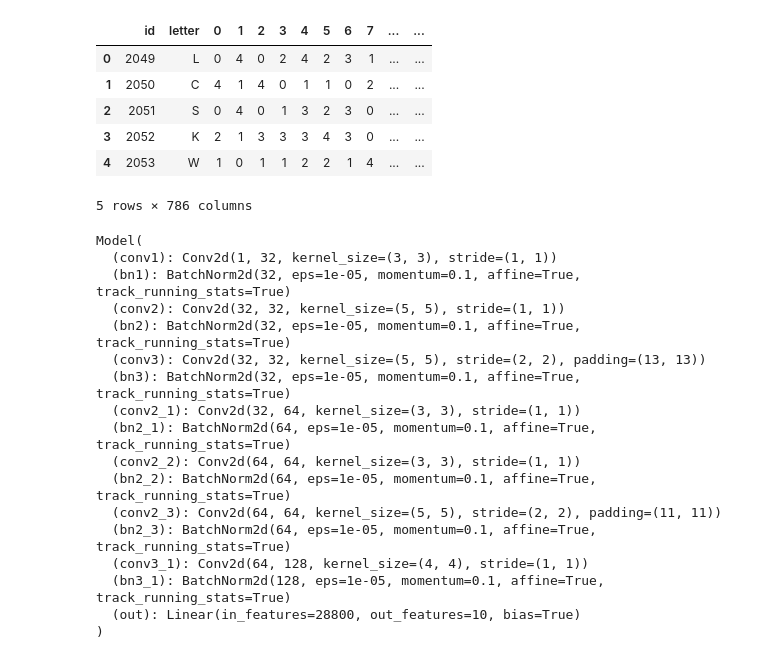
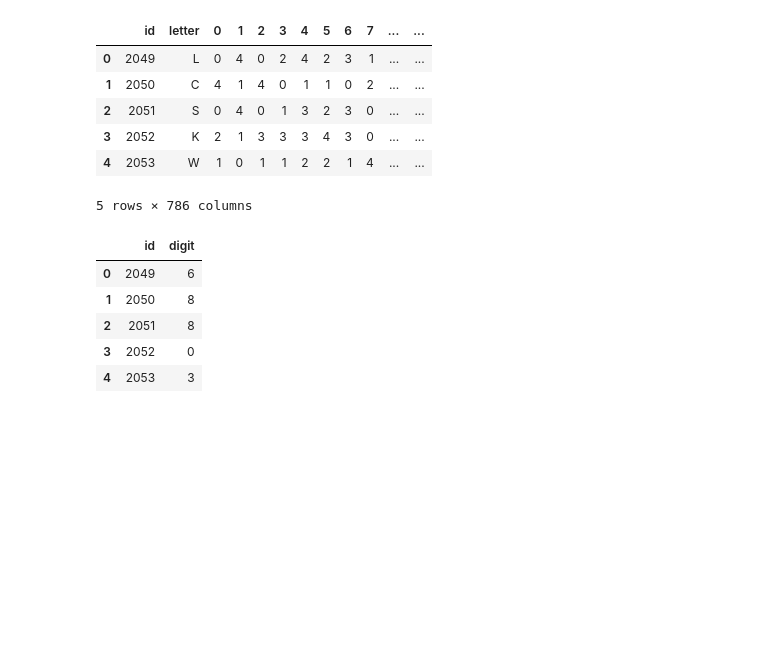
Before and after one commit to giwankim/emnist, a Jupyter notebook: notebooks/01-baseline.ipynb, the cells around one changed output. Drawn from its saved outputs; the diff is of its cells as text; code cells hidden in the pictures; blank space fills up the shorter version.

```diff
--- a/notebooks/01-baseline.ipynb
+++ b/notebooks/01-baseline.ipynb
@@ -72,26 +74,15 @@ class TrainDataset(torch.utils.data.Dataset):
 
         self.targets = df.digit.values
 
-        self.augs = A.Compose(
-            [
-#                 A.ShiftScaleRotate(
-#                     shift_limit=0.0625,
-#                     scale_limit=0.1,
-#                     rotate_limit=10,
-#                     p=0.9,
-#                 ),
-                A.Normalize(mean=MEAN, std=STD, max_pixel_value=255.0, always_apply=True)
-            ]
-        )
+        self.augs = A.Compose([
+            A.Normalize(mean=MEAN, std=STD, max_pixel_value=255.0, always_apply=True),
+        ])
 
     def __len__(self):
         return len(self.images)
 
     def __getitem__(self, item):
         image = self.images[item]
-
-#         image = np.where(image >= 150, image, 0)
-
         image = image.astype(np.uint8)
         image = image.reshape(28, 28, 1)
         image = self.augs(image=image)["image"]
@@ -212,10 +202,8 @@ model = Model()
 model.to(device)
 
 optimizer = torch.optim.Adam(model.parameters(), lr=1e-3)
+optimizer = torchcontrib.optim.SWA(optimizer, swa_start=10, swa_freq=5, swa_lr=1e-3)
 scheduler = torch.optim.lr_scheduler.ReduceLROnPlateau(optimizer, mode='max', verbose=True, patience=10, factor=0.5)
-# scheduler = torch.optim.lr_scheduler.OneCycleLR(
-#     optimizer, max_lr=0.001, steps_per_epoch=len(train_loader), epochs=EPOCHS)
-
 
 for epoch in range(EPOCHS):
     train(train_loader, model, optimizer, device)
@@ -229,4 +217,6 @@ for epoch in range(EPOCHS):
         print(f"Epoch: {epoch}, Accuracy={accuracy}")
 
     scheduler.step(accuracy)
+
+optimizer.swap_swa_sgd()
 # %% [output]
@@ -253,6 +243,6 @@ torch.save(model.state_dict(), "../models/baseline_grad_clip.pt")
 ## Inference
 # %%
 model = Model()
-model.load_state_dict(torch.load("../models/baseline_grad_clip.pt"))
+model.load_state_dict(torch.load("../models/baseline_swa.pt"))
 # %% [output]
 <All keys matched successfully>
@@ -271,11 +281,9 @@ df_test.head()
 class EMNISTTestDataset(torch.utils.data.Dataset):
     def __init__(self, df):
         self.images = df[PIXEL_COLS].values
-        self.augs = A.Compose(
-            [
-                A.Normalize(mean=MEAN, std=STD, max_pixel_value=255.0, always_apply=True),
-            ]
-        )
+        self.augs = A.Compose([
+            A.Normalize(mean=MEAN, std=STD, max_pixel_value=255.0, always_apply=True),
+        ])
 
     def __len__(self):
         return len(self.images)
@@ -284,7 +292,7 @@ class EMNISTTestDataset(torch.utils.data.Dataset):
         image = self.images[item]
         image = image.astype(np.uint8)
         image = image.reshape(28, 28, 1)
-        image = self.augs(image)["image"]
+        image = self.augs(image=image)["image"]
         image = torch.tensor(image, dtype=torch.float)
         image = image.permute(2, 0, 1)
 
@@ -307,27 +312,21 @@ def infer(data_loader, model, device):
         final_predictions.extend(predictions)
 
     return final_predictions
-# %%
-model.to(device)
-# %% [output]
-Model(
-  (conv1): Conv2d(1, 32, kernel_size=(3, 3), stride=(1, 1))
-  (bn1): BatchNorm2d(32, eps=1e-05, momentum=0.1, affine=True, track_running_stats=True)
-  (conv2): Conv2d(32, 32, kernel_size=(5, 5), stride=(1, 1))
-  (bn2): BatchNorm2d(32, eps=1e-05, momentum=0.1, affine=True, track_running_stats=True)
-  (conv3): Conv2d(32, 32, kernel_size=(5, 5), stride=(2, 2), padding=(13, 13))
-  (bn3): BatchNorm2d(32, eps=1e-05, momentum=0.1, affine=True, track_running_stats=True)
-  (conv2_1): Conv2d(32, 64, kernel_size=(3, 3), stride=(1, 1))
-  (bn2_1): BatchNorm2d(64, eps=1e-05, momentum=0.1, affine=True, track_running_stats=True)
-  (conv2_2): Conv2d(64, 64, kernel_size=(3, 3), stride=(1, 1))
-  (bn2_2): BatchNorm2d(64, eps=1e-05, momentum=0.1, affine=True, track_running_stats=True)
-  (conv2_3): Conv2d(64, 64, kernel_size=(5, 5), stride=(2, 2), padding=(11, 11))
-  (bn2_3): BatchNorm2d(64, eps=1e-05, momentum=0.1, affine=True, track_running_stats=True)
-  (conv3_1): Conv2d(64, 128, kernel_size=(4, 4), stride=(1, 1))
-  (bn3_1): BatchNorm2d(128, eps=1e-05, momentum=0.1, affine=True, track_running_stats=True)
-  (out): Linear(in_features=28800, out_features=10, bias=True)
-)
 # %%
+test_dataset = EMNISTTestDataset(df_test)
+test_loader = torch.utils.data.DataLoader(test_dataset, batch_size=128)
+
 predictions = infer(test_loader, model, device)
 predictions = np.array(predictions)
 predictions = np.argmax(predictions, axis=1)
+
+submission = pd.DataFrame({"id": df_test.id, "digit": predictions})
+submission.to_csv("../output/baseline_swa.csv", index=False)
+submission.head()
+# %% [output]
+|  | id | digit |
+| 0 | 2049 | 6 |
+| 1 | 2050 | 8 |
+| 2 | 2051 | 8 |
+| 3 | 2052 | 0 |
+| 4 | 2053 | 3 |
```
Also changed, not shown: parts of 13 cells of this notebook.
